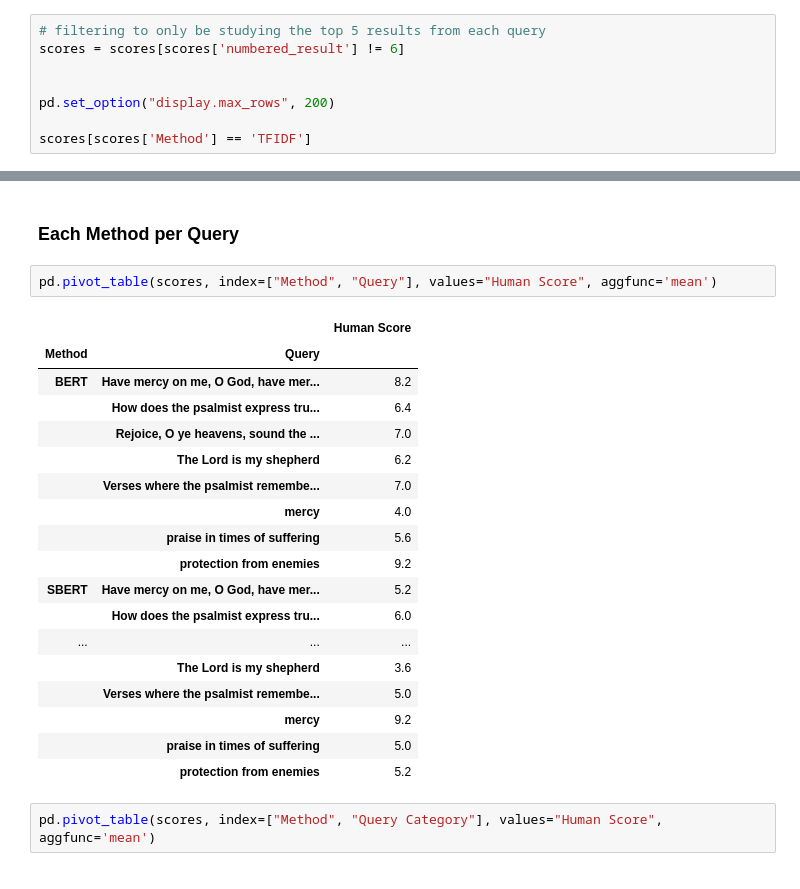
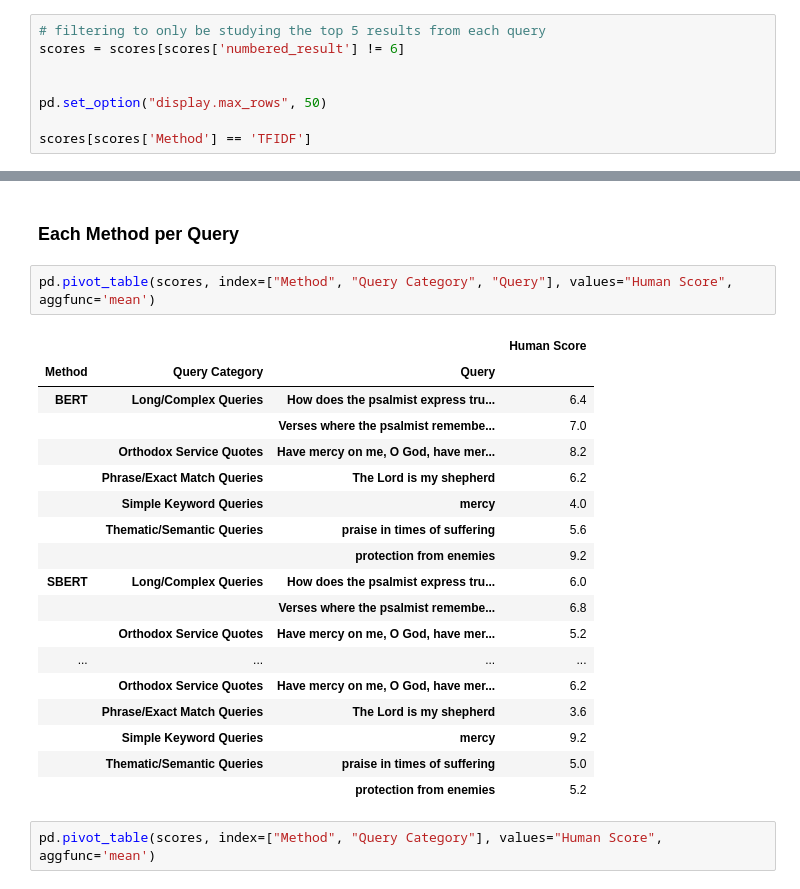
Before and after one commit to cwc09262/psalms-nlp-research, a Jupyter notebook: query_compare/blind_scoring_evaluations.ipynb, the cells around one changed output, grey strips where cells are left out. Drawn from its saved outputs; the diff is of its cells as text.

```diff
--- a/query_compare/blind_scoring_evaluations.ipynb
+++ b/query_compare/blind_scoring_evaluations.ipynb
@@ -225,7 +225,7 @@ scores = scores.rename(columns={"HumanScore": "Human Score"})
 scores = scores[scores['numbered_result'] != 6]
 
 
-pd.set_option("display.max_rows", 200)
+pd.set_option("display.max_rows", 50)
 
 scores[scores['Method'] == 'TFIDF']
 # %% [output]
@@ -322,26 +318,26 @@ plt.show()
 # %% [markdown]
 ### Each Method per Query
 # %%
-pd.pivot_table(scores, index=["Method", "Query"], values="Human Score", aggfunc='mean')
+pd.pivot_table(scores, index=["Method", "Query Category", "Query"], values="Human Score", aggfunc='mean')
 # %% [output]
-|  |  | Human Score |
-| Method | Query |  |
-| BERT | Have mercy on me, O God, have mer... | 8.2 |
-|  | How does the psalmist express tru... | 6.4 |
-|  | Rejoice, O ye heavens, sound the ... | 7.0 |
-|  | The Lord is my shepherd | 6.2 |
-|  | Verses where the psalmist remembe... | 7.0 |
-|  | mercy | 4.0 |
-|  | praise in times of suffering | 5.6 |
-|  | protection from enemies | 9.2 |
-| SBERT | Have mercy on me, O God, have mer... | 5.2 |
-|  | How does the psalmist express tru... | 6.0 |
-| ... | ... | ... |
-|  | The Lord is my shepherd | 3.6 |
-|  | Verses where the psalmist remembe... | 5.0 |
-|  | mercy | 9.2 |
-|  | praise in times of suffering | 5.0 |
-|  | protection from enemies | 5.2 |
+|  |  |  | Human Score |
+| Method | Query Category | Query |  |
+| BERT | Long/Complex Queries | How does the psalmist express tru... | 6.4 |
+|  |  | Verses where the psalmist remembe... | 7.0 |
+|  | Orthodox Service Quotes | Have mercy on me, O God, have mer... | 8.2 |
+|  | Phrase/Exact Match Queries | The Lord is my shepherd | 6.2 |
+|  | Simple Keyword Queries | mercy | 4.0 |
+|  | Thematic/Semantic Queries | praise in times of suffering | 5.6 |
+|  |  | protection from enemies | 9.2 |
+| SBERT | Long/Complex Queries | How does the psalmist express tru... | 6.0 |
+|  |  | Verses where the psalmist remembe... | 6.8 |
+|  | Orthodox Service Quotes | Have mercy on me, O God, have mer... | 5.2 |
+| ... | ... | ... | ... |
+|  | Orthodox Service Quotes | Have mercy on me, O God, have mer... | 6.2 |
+|  | Phrase/Exact Match Queries | The Lord is my shepherd | 3.6 |
+|  | Simple Keyword Queries | mercy | 9.2 |
+|  | Thematic/Semantic Queries | praise in times of suffering | 5.0 |
+|  |  | protection from enemies | 5.2 |
 # %%
 pd.pivot_table(scores, index=["Method", "Query Category"], values="Human Score", aggfunc='mean')
 # %% [output]
```
Also changed, not shown: parts of 11 cells of this notebook.
